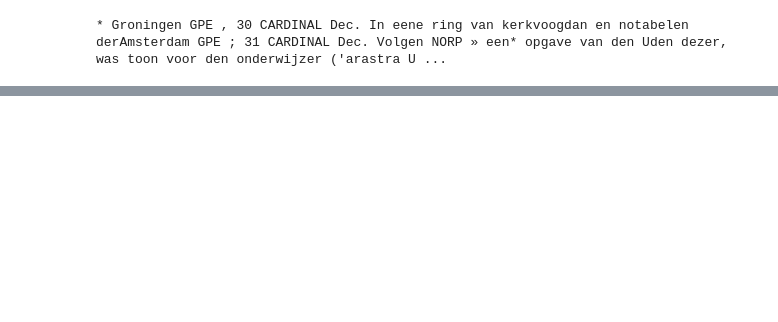
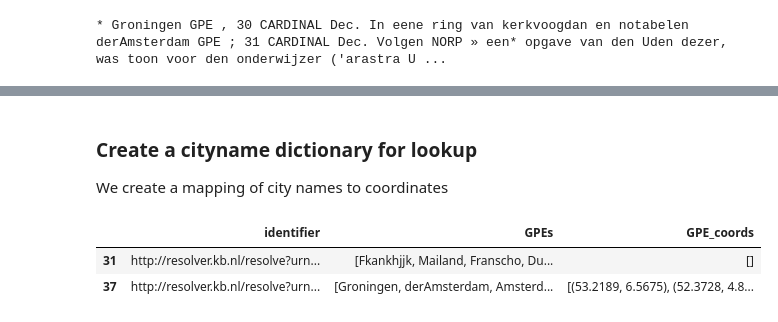
Before and after one commit to KBNLresearch/TutorialSummerschool, a Jupyter notebook: 08_Named_entity_recognition.ipynb, the cells around one changed output, grey strips where cells are left out. Saved outputs shown, nothing was run; the diff lists cells and outputs as text; code cells hidden in the pictures; blank space fills up the shorter version.

```diff
--- a/08_Named_entity_recognition.ipynb
+++ b/08_Named_entity_recognition.ipynb
@@ -41,0 +50,27 @@ data.head(2)
+# %% [markdown]
+### Create a cityname dictionary for lookup
+
+We create a mapping of city names to coordinates
+# %%
+import pandas as pd
+
+# Load coordinates data from CSV
+coordinates_df = pd.read_csv('data/nl.csv')
+
+# Create a dictionary mapping city names to coordinates
+city_to_coords = {row['city']: (row['lat'], row['lng']) for idx, row in coordinates_df.iterrows()}
+# %%
+# Function to get coordinates for GPEs
+def get_gpe_coords(gpe_list):
+    return [city_to_coords[gpe] for gpe in gpe_list if gpe in city_to_coords]
+
+# Apply the function to create a new column with coordinates
+processed_docs['GPE_coords'] = processed_docs['GPEs'].apply(get_gpe_coords)
+
+# Display the DataFrame
+pd.set_option('display.max_colwidth', None)
+display(processed_docs[['identifier','GPEs','GPE_coords']].head(2))
+# %% [output]
+|  | identifier | GPEs | GPE_coords |
+| 31 | http://resolver.kb.nl/resolve?urn... | [Fkankhjjk, Mailand, Franscho, Du... | [] |
+| 37 | http://resolver.kb.nl/resolve?urn... | [Groningen, derAmsterdam, Amsterd... | [(53.2189, 6.5675), (52.3728, 4.8... |
```
Also changed, not shown: parts of 12 cells of this notebook, 6 other files.
